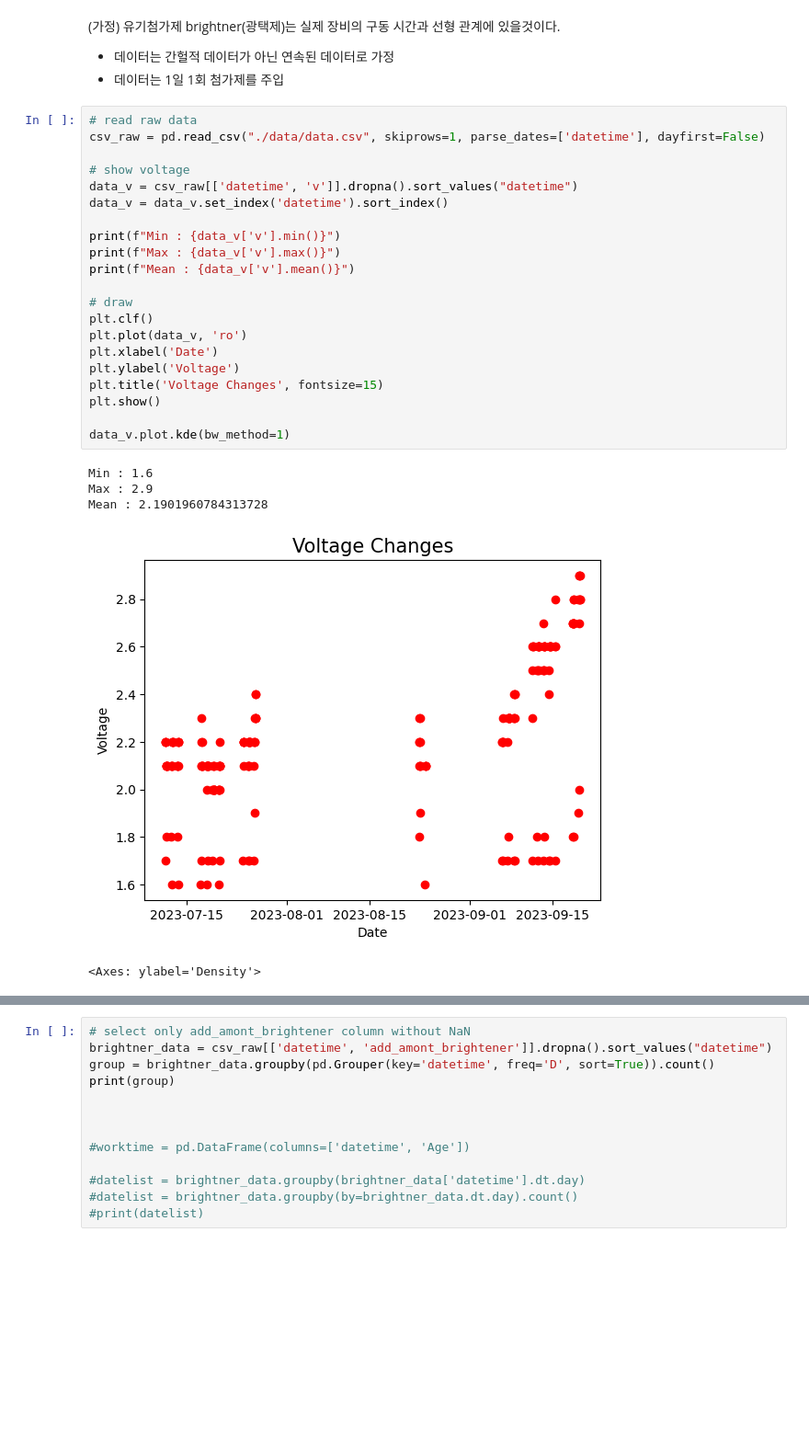
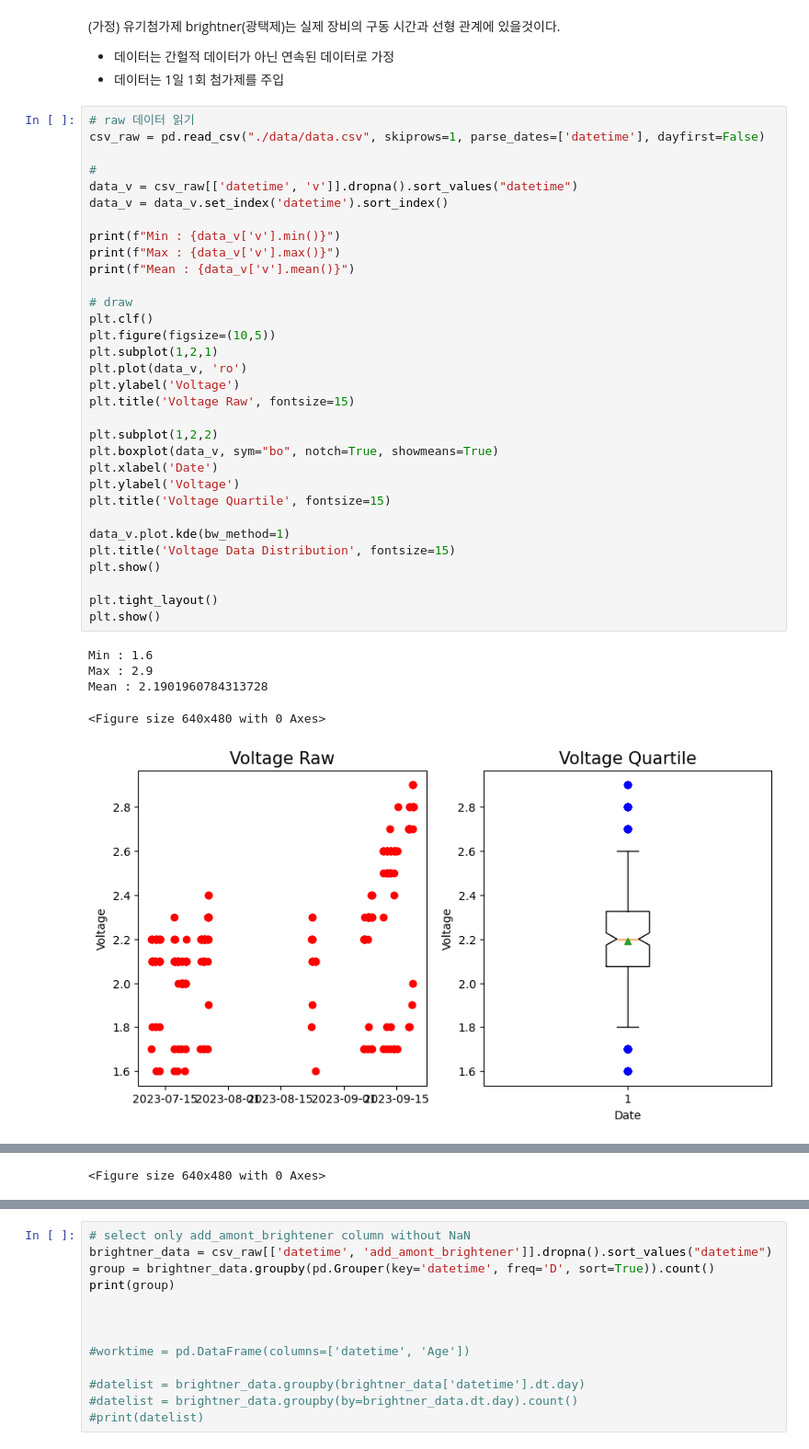
Before and after one commit to elecun/flame-ffc-model, a Jupyter notebook: basic.ipynb, the cells around one changed output, grey strips where cells are left out. Shown at 92% size. Drawn from its saved outputs; the diff is of its cells as text; blank space fills up the shorter version.

```diff
--- a/basic.ipynb
+++ b/basic.ipynb
@@ -8,29 +8,40 @@ import scipy
 - 데이터는 간헐적 데이터가 아닌 연속된 데이터로 가정
 - 데이터는 1일 1회 첨가제를 주입
 # %%
-# read raw data
+# raw 데이터 읽기
 csv_raw = pd.read_csv("./data/data.csv", skiprows=1, parse_dates=['datetime'], dayfirst=False)
 
-# show voltage
+#
 data_v = csv_raw[['datetime', 'v']].dropna().sort_values("datetime")
 data_v = data_v.set_index('datetime').sort_index()
 
 print(f"Min : {data_v['v'].min()}")
 print(f"Max : {data_v['v'].max()}")
 print(f"Mean : {data_v['v'].mean()}")
 
 # draw
 plt.clf()
+plt.figure(figsize=(10,5))
+plt.subplot(1,2,1)
 plt.plot(data_v, 'ro')
+plt.ylabel('Voltage')
+plt.title('Voltage Raw', fontsize=15)
+
+plt.subplot(1,2,2)
+plt.boxplot(data_v, sym="bo", notch=True, showmeans=True)
 plt.xlabel('Date')
 plt.ylabel('Voltage')
-plt.title('Voltage Changes', fontsize=15)
+plt.title('Voltage Quartile', fontsize=15)
+
+data_v.plot.kde(bw_method=1)
+plt.title('Voltage Data Distribution', fontsize=15)
 plt.show()
 
-data_v.plot.kde(bw_method=1)
+plt.tight_layout()
+plt.show()
 # %% [output]
 Min : 1.6
 Max : 2.9
 Mean : 2.1901960784313728
+<Figure size 640x480 with 0 Axes>
-[figure, old version]
+[figure, new version]
-<Axes: ylabel='Density'>
@@ -37,0 +49 @@ Mean : 2.1901960784313728
+<Figure size 640x480 with 0 Axes>
```
Also changed, not shown: parts of 3 cells of this notebook, 1 other file.
